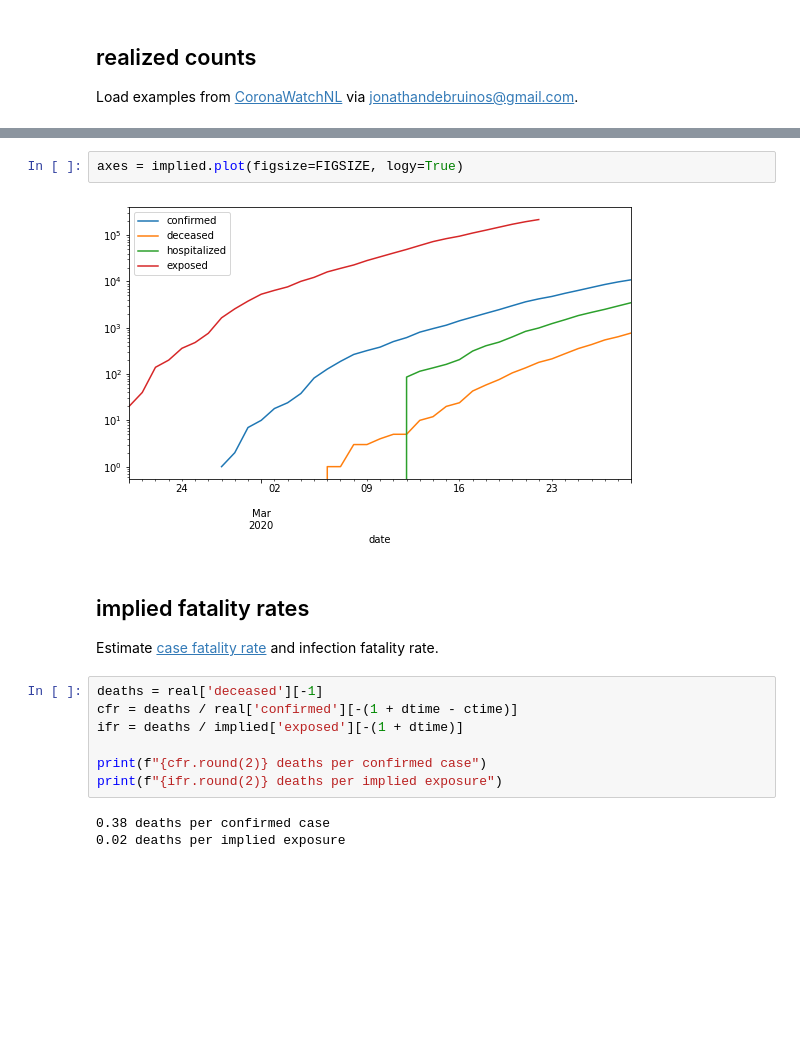
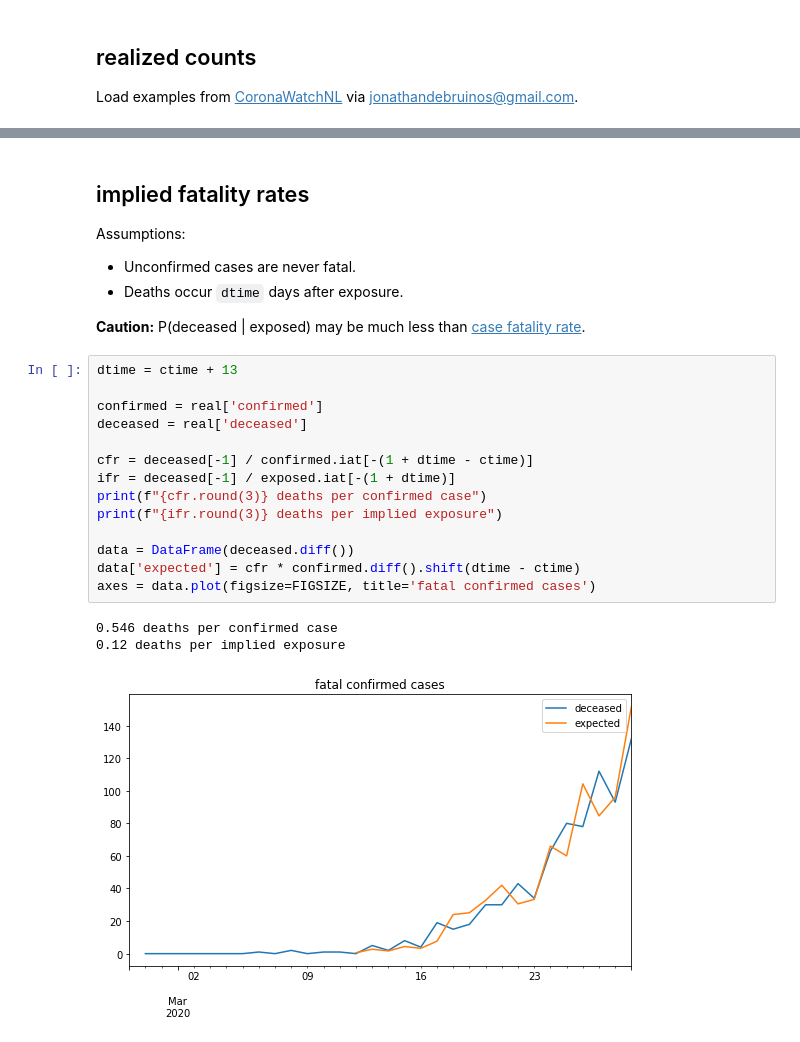
Before and after one commit to samkennerly/covid19, a Jupyter notebook: books/implied.ipynb, the cells around one changed output, grey strips where cells are left out. Saved outputs shown, nothing was run; the diff lists cells and outputs as text; blank space fills up the shorter version.

```diff
--- a/books/implied.ipynb
+++ b/books/implied.ipynb
@@ -85,19 +72,29 @@ implied[::5]
-# %%
-axes = implied.plot(figsize=FIGSIZE, logy=True)
-# %% [output]
-[figure, removed]
 # %% [markdown]
 ## implied fatality rates
-Estimate [case fatality rate] and infection fatality rate.
+
+Assumptions:
+
+- Unconfirmed cases are never fatal.
+- Deaths occur `dtime` days after exposure.
+
+**Caution:** P(deceased | exposed) may be much less than [case fatality rate].
 
 [case fatality rate]: https://en.wikipedia.org/wiki/Case_fatality_rate
 # %%
-deaths = real['deceased'][-1]
-cfr = deaths / real['confirmed'][-(1 + dtime - ctime)]
-ifr = deaths / implied['exposed'][-(1 + dtime)]
+dtime = ctime + 13
 
-print(f"{cfr.round(2)} deaths per confirmed case")
-print(f"{ifr.round(2)} deaths per implied exposure")
+confirmed = real['confirmed']
+deceased = real['deceased']
+
+cfr = deceased[-1] / confirmed.iat[-(1 + dtime - ctime)]
+ifr = deceased[-1] / exposed.iat[-(1 + dtime)]
+print(f"{cfr.round(3)} deaths per confirmed case")
+print(f"{ifr.round(3)} deaths per implied exposure")
+
+data = DataFrame(deceased.diff())
+data['expected'] = cfr * confirmed.diff().shift(dtime - ctime)
+axes = data.plot(figsize=FIGSIZE, title='fatal confirmed cases')
 # %% [output]
-0.38 deaths per confirmed case
-0.02 deaths per implied exposure
+0.546 deaths per confirmed case
+0.12 deaths per implied exposure
+[figure, added]
```
Also changed, not shown: parts of 8 cells of this notebook.
